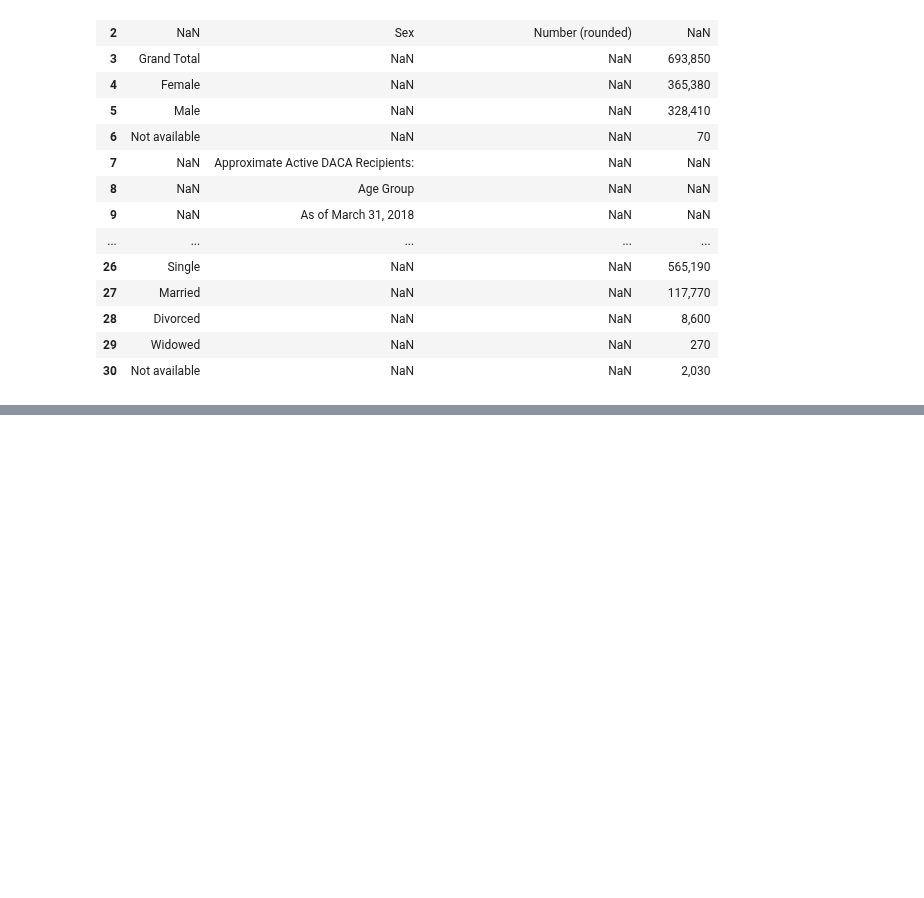
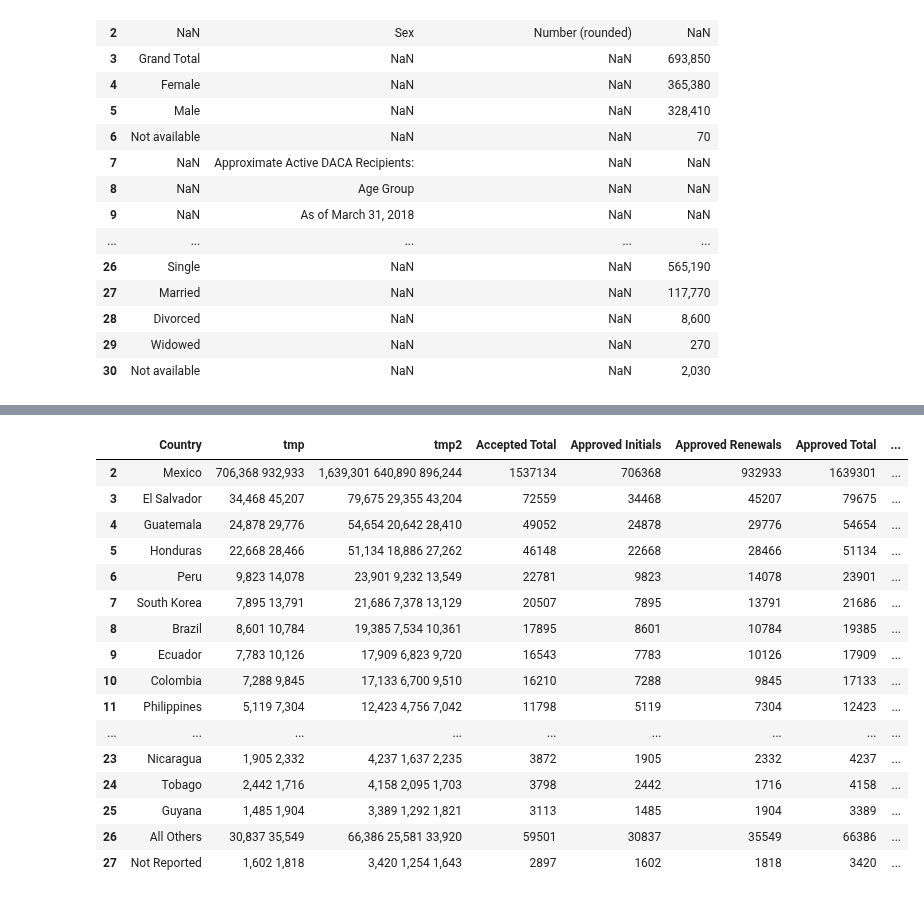
Before and after one commit to geckya/DACA-USCIS, a Jupyter notebook: scrape_USCIS_pdfs.ipynb, the cells around one changed output, grey strips where cells are left out. Cells and saved outputs as stored; diff of their text form; code cells hidden in the pictures; blank space fills up the shorter version.

```diff
--- a/scrape_USCIS_pdfs.ipynb
+++ b/scrape_USCIS_pdfs.ipynb
@@ -270,0 +387,13 @@ df3.to_csv('data/DACA_population_maritalstatus_20180331.csv', index=False)
+# %%
+df1['Requests Received'], df1['Average Requests Accepted Per Day'], df1['Approved'], df1['Denied'] = df1.tmp.str.split(' ', 3).str
+df1.drop(['tmp'], axis=1, inplace=True)
+# %%
+df1 = df1[['Fiscal Year', 'Requests Accepted', 'Requests Rejected', 'Requests Received',
+           'Average Requests Accepted Per Day', 'Approved', 'Denied', 'Pending']]
+df1.replace(to_replace="-", value='0', inplace=True)
+df1.replace(to_replace="1.0", value='1', inplace=True)
+# %%
+cols = ['Requests Accepted', 'Requests Rejected', 'Requests Received',
+        'Average Requests Accepted Per Day', 'Approved', 'Denied', 'Pending']
+for c in cols:
+    df1[c] = df1[c].str.replace(',','').astype(int)
@@ -270,0 +438,2 @@ df3.to_csv('data/DACA_population_maritalstatus_20180331.csv', index=False)
+# %%
+df = read_pdf("https://www.uscis.gov/sites/default/files/USCIS/Resources/Reports%20and%20Studies/Immigration%20Forms%20Data/All%20Form%20Types/DACA/DACA_Quarterly_Report_4.2.18.pdf", pages="3")
@@ -270,0 +460,35 @@ df3.to_csv('data/DACA_population_maritalstatus_20180331.csv', index=False)
+# %%
+df.rename(columns={'Approved to Date2Top Countries of OriginAccepted to Date1': 'tmp',
+                  'Unnamed: 2': 'tmp2', 'Unnamed: 3': 'Accepted Total',
+                  'Unnamed: 0': 'Country'},inplace=True)
+#df.drop(['Approximate Active DACA Recipients:','Unnamed: 3','Unnamed: 5'], axis=1, inplace=True)
+df = df[2:].copy()
+
+df['Approved Initials'], df['Approved Renewals'] = df.tmp.str.split(' ', 1).str
+df['Approved Total'], df['Accepted Initials'], df['Accepted Renewals'] = df.tmp2.str.split(' ', 2).str
+
+cols = ['Approved Initials', 'Approved Renewals', 'Approved Total',
+       'Accepted Initials', 'Accepted Renewals', 'Accepted Total']
+
+for c in cols:
+    df[c] = df[c].str.replace(',','').astype(int)
+
+df
+# %% [output]
+|  | Country | tmp | tmp2 | Accepted Total | Approved Initials | Approved Renewals | Approved Total | ... |
+| 2 | Mexico | 706,368 932,933 | 1,639,301 640,890 896,244 | 1537134 | 706368 | 932933 | 1639301 | ... |
+| 3 | El Salvador | 34,468 45,207 | 79,675 29,355 43,204 | 72559 | 34468 | 45207 | 79675 | ... |
+| 4 | Guatemala | 24,878 29,776 | 54,654 20,642 28,410 | 49052 | 24878 | 29776 | 54654 | ... |
+| 5 | Honduras | 22,668 28,466 | 51,134 18,886 27,262 | 46148 | 22668 | 28466 | 51134 | ... |
+| 6 | Peru | 9,823 14,078 | 23,901 9,232 13,549 | 22781 | 9823 | 14078 | 23901 | ... |
+| 7 | South Korea | 7,895 13,791 | 21,686 7,378 13,129 | 20507 | 7895 | 13791 | 21686 | ... |
+| 8 | Brazil | 8,601 10,784 | 19,385 7,534 10,361 | 17895 | 8601 | 10784 | 19385 | ... |
+| 9 | Ecuador | 7,783 10,126 | 17,909 6,823 9,720 | 16543 | 7783 | 10126 | 17909 | ... |
+| 10 | Colombia | 7,288 9,845 | 17,133 6,700 9,510 | 16210 | 7288 | 9845 | 17133 | ... |
+| 11 | Philippines | 5,119 7,304 | 12,423 4,756 7,042 | 11798 | 5119 | 7304 | 12423 | ... |
+| ... | ... | ... | ... | ... | ... | ... | ... | ... |
+| 23 | Nicaragua | 1,905 2,332 | 4,237 1,637 2,235 | 3872 | 1905 | 2332 | 4237 | ... |
+| 24 | Tobago | 2,442 1,716 | 4,158 2,095 1,703 | 3798 | 2442 | 1716 | 4158 | ... |
+| 25 | Guyana | 1,485 1,904 | 3,389 1,292 1,821 | 3113 | 1485 | 1904 | 3389 | ... |
+| 26 | All Others | 30,837 35,549 | 66,386 25,581 33,920 | 59501 | 30837 | 35549 | 66386 | ... |
+| 27 | Not Reported | 1,602 1,818 | 3,420 1,254 1,643 | 2897 | 1602 | 1818 | 3420 | ... |
```
Also changed, not shown: parts of 29 cells of this notebook, 10 other files.
